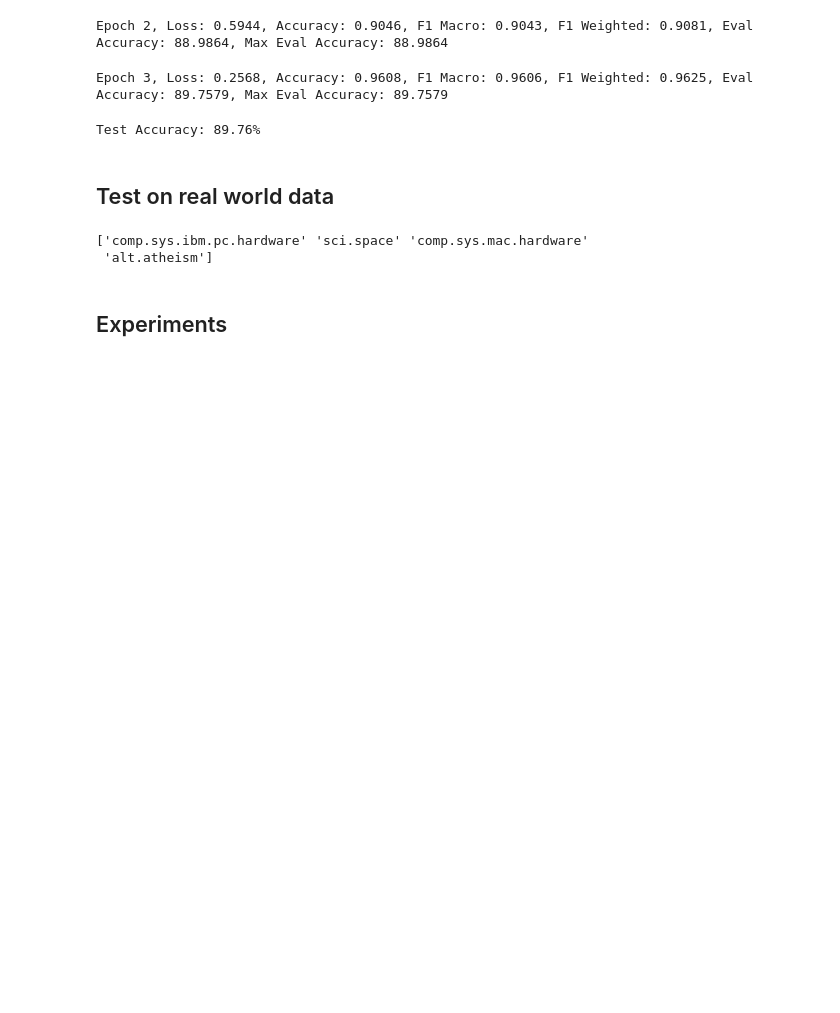
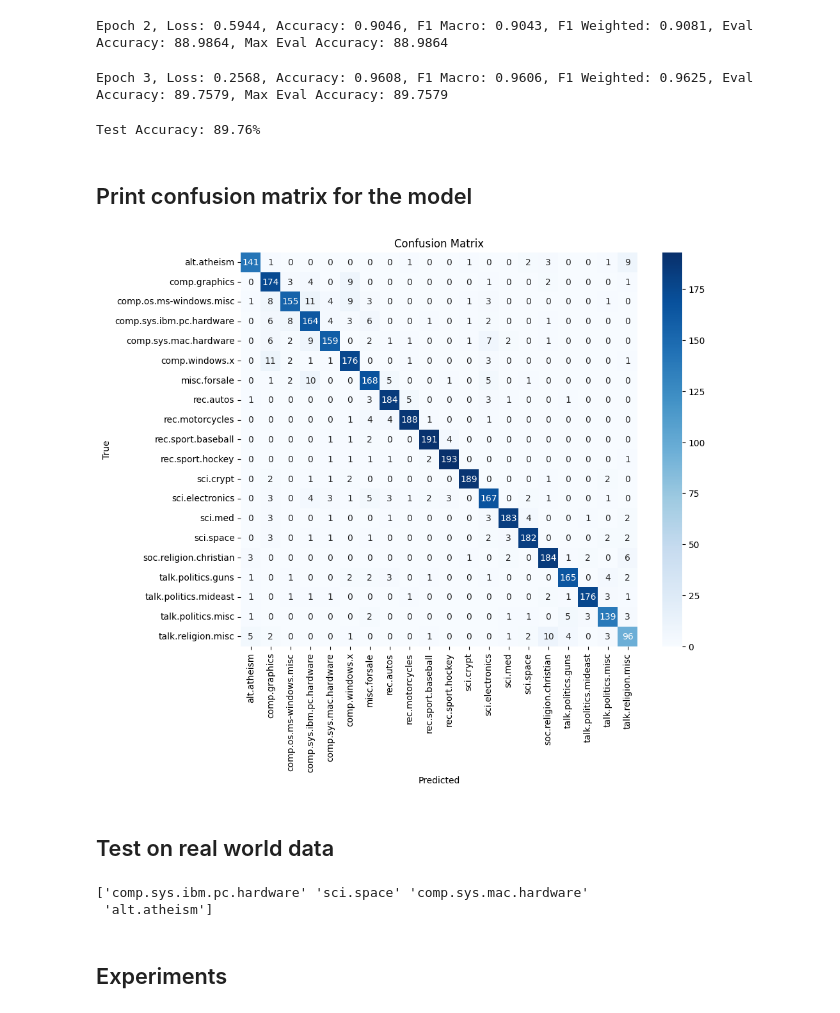
Before and after one commit to FilipMojto/ML-Techniques-Applications, a Jupyter notebook: notebooks/nn_model.ipynb, the cells around one changed output. Drawn from its saved outputs; the diff is of its cells as text; code cells hidden in the pictures; blank space fills up the shorter version.

```diff
--- a/notebooks/nn_model.ipynb
+++ b/notebooks/nn_model.ipynb
@@ -259,7 +282,7 @@ class MultilayerPerceptronDeep(nn.Module):
 # %% [markdown]
 ## Model training
 # %%
-def train_model(is_local = True, num_classes = 20, n_in = X_selected.shape[1], n_hidden = 256, n_out = 20, epochs = 5, batch_size=8, lr = 0.0001, dropout_p = 0.2):
+def train_model(is_local = True, num_classes = 20, n_in = X_tfidf.shape[1], n_hidden = 256, n_out = 20, epochs = 5, batch_size=8, lr = 0.0001, dropout_p = 0.2):
     device = torch.device("cuda" if torch.cuda.is_available() else "cpu")
     print('Using device:', device)
     if torch.cuda.is_available():
@@ -363,3 +388,35 @@ def evaluate_model(model):
+# %%
+def plot_confusion_matrix(model, data_loader, class_names):
+    device = torch.device("cuda" if torch.cuda.is_available() else "cpu")
+
+    model = model.to(device)
+    model.eval()
+
+    all_preds = []
+    all_labels = []
+
+    for texts, labels in tqdm(data_loader, desc="Generating Confusion Matrix"):
+        texts = texts.to(device)
+        labels = labels.to(device)
+
+        outputs = model(texts)
+        preds = torch.argmax(outputs, dim=1)
+
+        all_preds.append(preds.cpu())
+        all_labels.append(labels.cpu())
+
+    all_preds = torch.cat(all_preds)
+    all_labels = torch.cat(all_labels)
+
+    cm = confusion_matrix(all_labels.numpy(), all_preds.numpy())
+
+    # Plot
+    plt.figure(figsize=(10, 8))
+    sns.heatmap(cm, annot=True, fmt='d', cmap='Blues', xticklabels=class_names, yticklabels=class_names)
+    plt.xlabel('Predicted')
+    plt.ylabel('True')
+    plt.title('Confusion Matrix')
+    plt.show()
 # %% [markdown]
 ## Train and evaluate
 # %%
@@ -384,6 +441,12 @@ Epoch 1, Loss: 1.7832, Accuracy: 0.6216, F1 Macro: 0.6255, F1 Weighted: 0.6373,
 Epoch 2, Loss: 0.5944, Accuracy: 0.9046, F1 Macro: 0.9043, F1 Weighted: 0.9081, Eval Accuracy: 88.9864, Max Eval Accuracy: 88.9864
 Epoch 3, Loss: 0.2568, Accuracy: 0.9608, F1 Macro: 0.9606, F1 Weighted: 0.9625, Eval Accuracy: 89.7579, Max Eval Accuracy: 89.7579
 Test Accuracy: 89.76%
+# %% [markdown]
+## Print confusion matrix for the model
+# %%
+plot_confusion_matrix(model, test_loader, class_names=label_encoder.classes_)
+# %% [output]
+[figure, added]
 # %% [markdown]
 ## Test on real world data
 # %%
```
Also changed, not shown: parts of 7 cells of this notebook, 1 other file.
